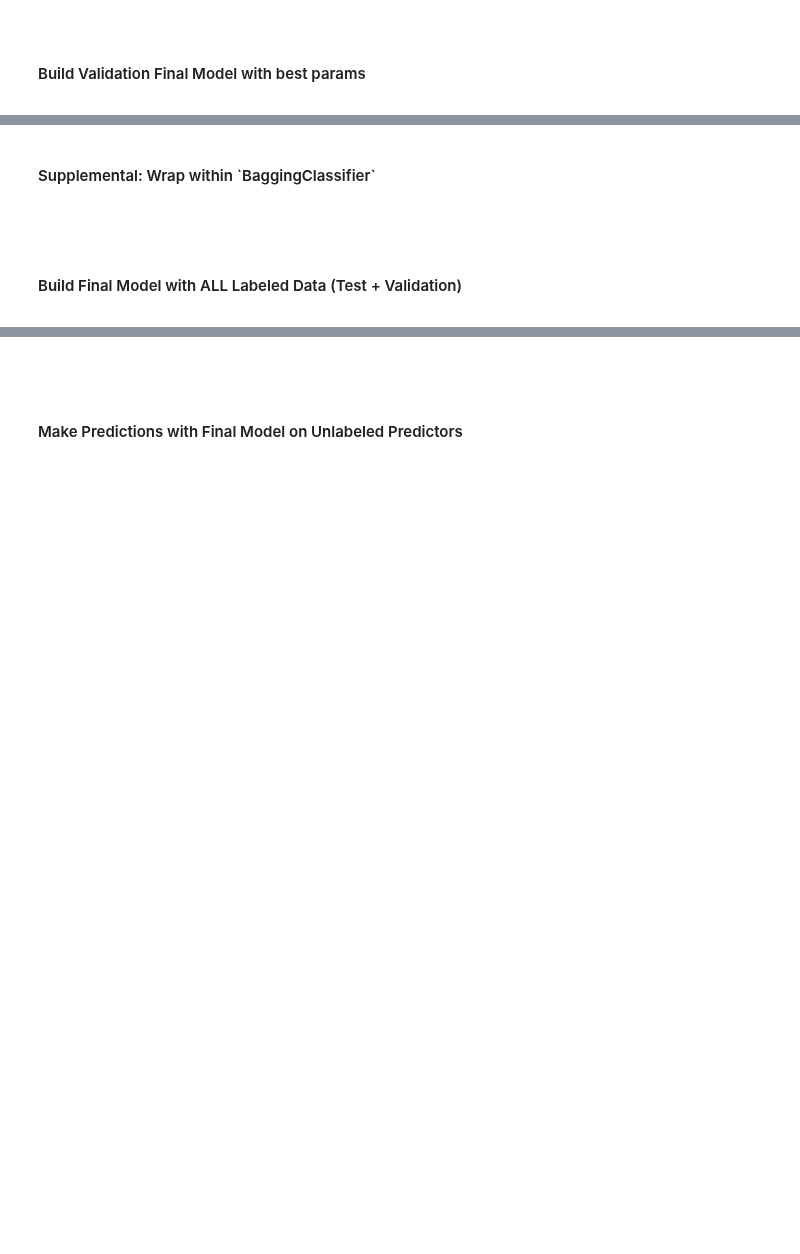
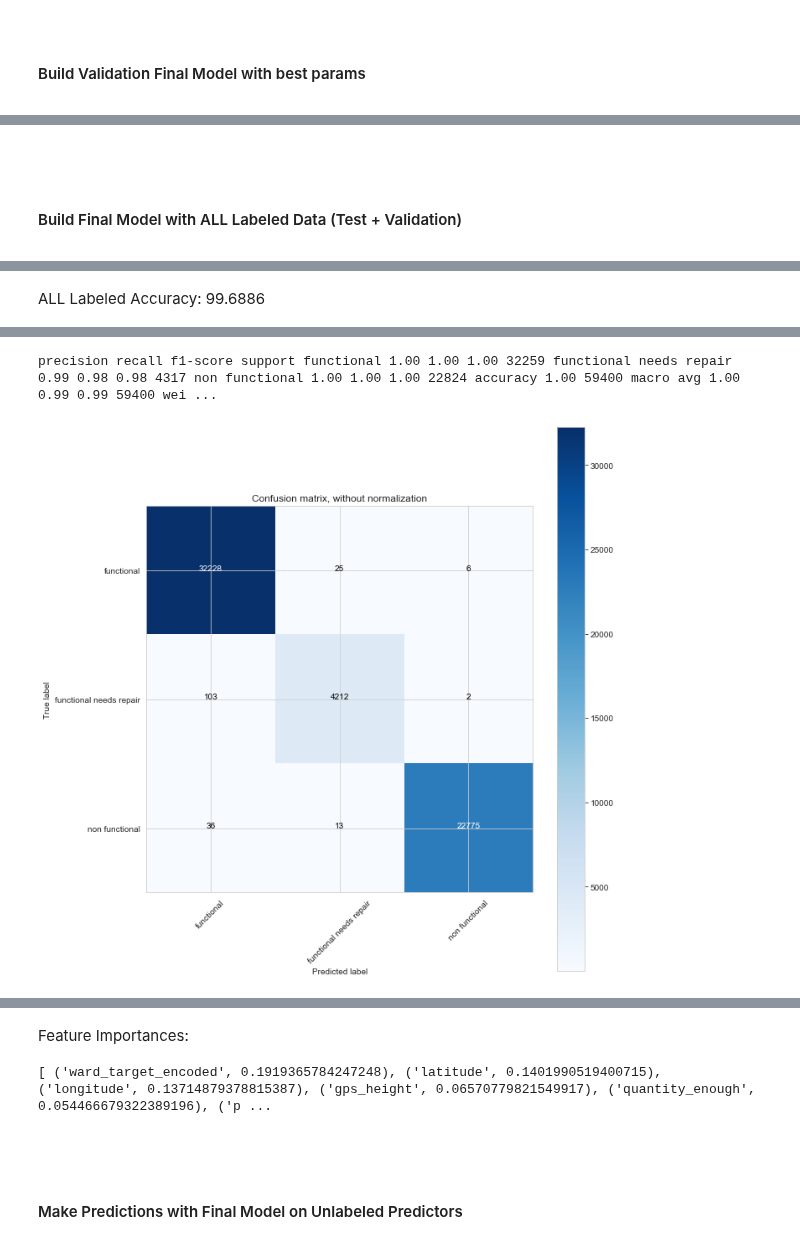
Before and after one commit to sacontreras/dsc-mod-3-project-v2-1-online-ds-sp-000, a Jupyter notebook: models.ipynb, the cells around one changed output, grey strips where cells are left out. Drawn from its saved outputs; the diff is of its cells as text; code cells hidden in the pictures; blank space fills up the shorter version.

```diff
--- a/models.ipynb
+++ b/models.ipynb
@@ -451,6 +484,17 @@ def summarize_preds(clf, X, y, preds, dataset_name, classes):
     render_HTML(f"{dataset_name} Accuracy: {round(_accuracy*100,4)}", fname=get_trials_log_fname(clf))
     render_HTML("<p><br>", fname=get_trials_log_fname(clf))
     render_HTML(f"<pre>{classification_report(y, preds, target_names=classes)}</pre>", fname=get_trials_log_fname(clf))
+
+    df_preds = pd.concat([X.reset_index()[['id']], pd.DataFrame(preds, columns=['status_group_encoded'])], axis=1).set_index('id')
+    df_preds['status_group'] = df_preds['status_group_encoded'].apply(lambda sg_encoded: classes[sg_encoded])
+    df_preds = df_preds.drop('status_group_encoded', axis=1)
+
+    cnf_matrix = confusion_matrix(labels.loc[y.index].status_group, df_preds.status_group, labels=classes)
+    np.set_printoptions(precision=2)
+    plt.figure(figsize=(10,10))
+    plot_confusion_matrix(cnf_matrix, classes=classes, title='Confusion matrix, without normalization')
+    plt.show()
+
     return _accuracy
 # %%
 def get_feat_importances(clf):
@@ -462,7 +506,7 @@ def get_feat_importances(clf):
     else:
         return None
 # %%
-def clf_run_trial(clf, params_to_try, best_parameters_so_far, run_trials_gridsearch=False):
+def clf_run_trial(clf, params_to_try, best_parameters_so_far, run_trials_gridsearch=False, compute_cv_score=False):
     if run_trials_gridsearch:
         for param_name, param_value in best_parameters_so_far.items():
             params_to_try.update({param_name: [param_value]})
@@ -475,8 +519,10 @@ def clf_run_trial(clf, params_to_try, best_parameters_so_far, run_trials_gridsea
     render_HTML(f"Grid Search {'(previously) ' if not run_trials_gridsearch else ''}found the following optimal parameters: ", fname=get_trials_log_fname(clf))
     render_HTML(f"<pre>{pprint.pformat(best_parameters_so_far, indent=4)}</pre>", fname=get_trials_log_fname(clf))
 
-    _y_train = y_train_encoded.status_group.ravel()
-    _y_test = y_test_encoded.status_group.ravel()
+#     _y_train = y_train_encoded.status_group.ravel()
+#     _y_test = y_test_encoded.status_group.ravel()
+    _y_train = y_train_encoded.status_group
+    _y_test = y_test_encoded.status_group
 
     render_HTML("<p><br>", fname=get_trials_log_fname(clf))
     render_HTML("Fitting classifier...", fname=get_trials_log_fname(clf))
@@ -496,7 +542,7 @@ def clf_run_trial(clf, params_to_try, best_parameters_so_far, run_trials_gridsea
     model_results['modeling_results'][_class_name]['accuracy'] = {}
     model_results['modeling_results'][_class_name]['accuracy']['train'] = _accuracy_train
 
-    if not run_trials_gridsearch:
+    if compute_cv_score:
         render_HTML("<p><br>")
         render_HTML("Computing cross-val score on training data...")
         model_results['modeling_results'][_class_name]['cv_score'] = {}
@@ -514,7 +560,7 @@ def clf_run_trial(clf, params_to_try, best_parameters_so_far, run_trials_gridsea
     model_results['modeling_results'][_class_name]['accuracy']['test'] = _accuracy_test
     model_results['modeling_results'][_class_name]['feature_importances'] = get_feat_importances(clf)
 
-    if not run_trials_gridsearch:
+    if compute_cv_score:
         render_HTML("<p><br>")
         render_HTML(f"Computing cross-val score on testing data...")
         cv_score_test = cross_val_score(clf, data_test, _y_test, cv=cross_val_score_K)
@@ -598,2 +688,0 @@ if run_dtclf:
-# %% [markdown]
-<h4>Supplemental: Wrap within `BaggingClassifier`</h4>
@@ -612,0 +692,14 @@ if run_dtclf:
+# %%
+if run_dtclf:
+    dtclf = DecisionTreeClassifier()
+    del best_parameters['random_state']
+    dtclf.set_params(**best_parameters)
+    dtclf.fit(data_ALL_labeled, labels_encoded.status_group)
+    pred_ALL = dtclf.predict(data_ALL_labeled)
+    summarize_preds(dtclf, data_ALL_labeled, labels_encoded.status_group, pred_ALL, 'ALL Labeled', classes);
+
+    if hasattr(dtclf, 'feature_importances_'):
+        render_HTML("<p><br>", fname=get_trials_log_fname(dtclf))
+        render_HTML("Feature Importances:", fname=get_trials_log_fname(dtclf))
+        render_HTML(f"<pre>{pprint.pformat(model_results['modeling_results'][dtclf.__class__.__name__]['feature_importances'], indent=4)}</pre><p><br><br>", fname=get_trials_log_fname(dtclf))
+# %% [output]
@@ -612,0 +707 @@ if run_dtclf:
+ALL Labeled Accuracy: 99.6886
@@ -612,0 +709,2 @@ if run_dtclf:
+precision recall f1-score support functional 1.00 1.00 1.00 32259 functional needs repair 0.99 0.98 0.98 4317 non functional 1.00 1.00 1.00 22824 accuracy 1.00 59400 macro avg 1.00 0.99 0.99 59400 wei ...
+[figure, added]
@@ -613,3 +712,5 @@ if run_dtclf:
+Feature Importances:
+[ ('ward_target_encoded', 0.1919365784247248), ('latitude', 0.1401990519400715), ('longitude', 0.13714879378815387), ('gps_height', 0.06570779821549917), ('quantity_enough', 0.054466679322389196), ('p ...
 # %% [markdown]
 <p><br><br>
 <h4>Make Predictions with Final Model on Unlabeled Predictors</h4>
```
Also changed, not shown: parts of 25 cells of this notebook, 6 other files.
